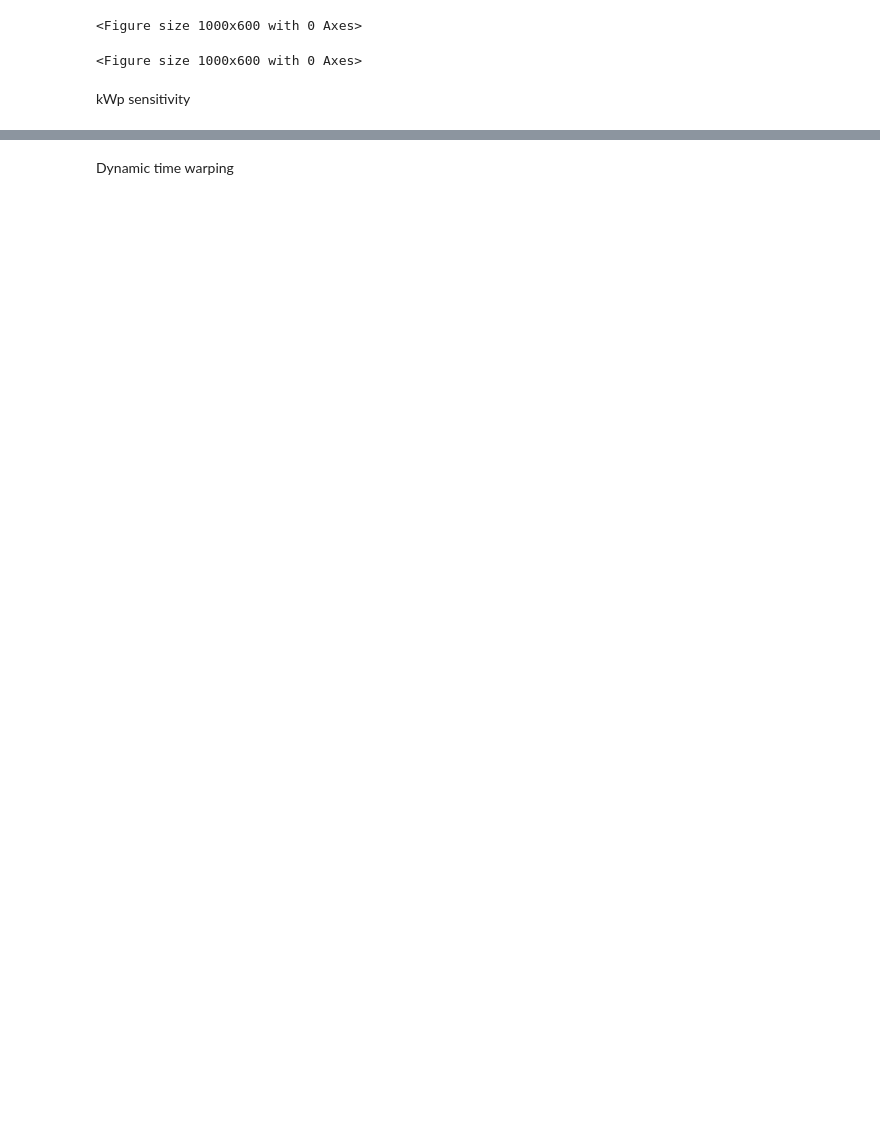
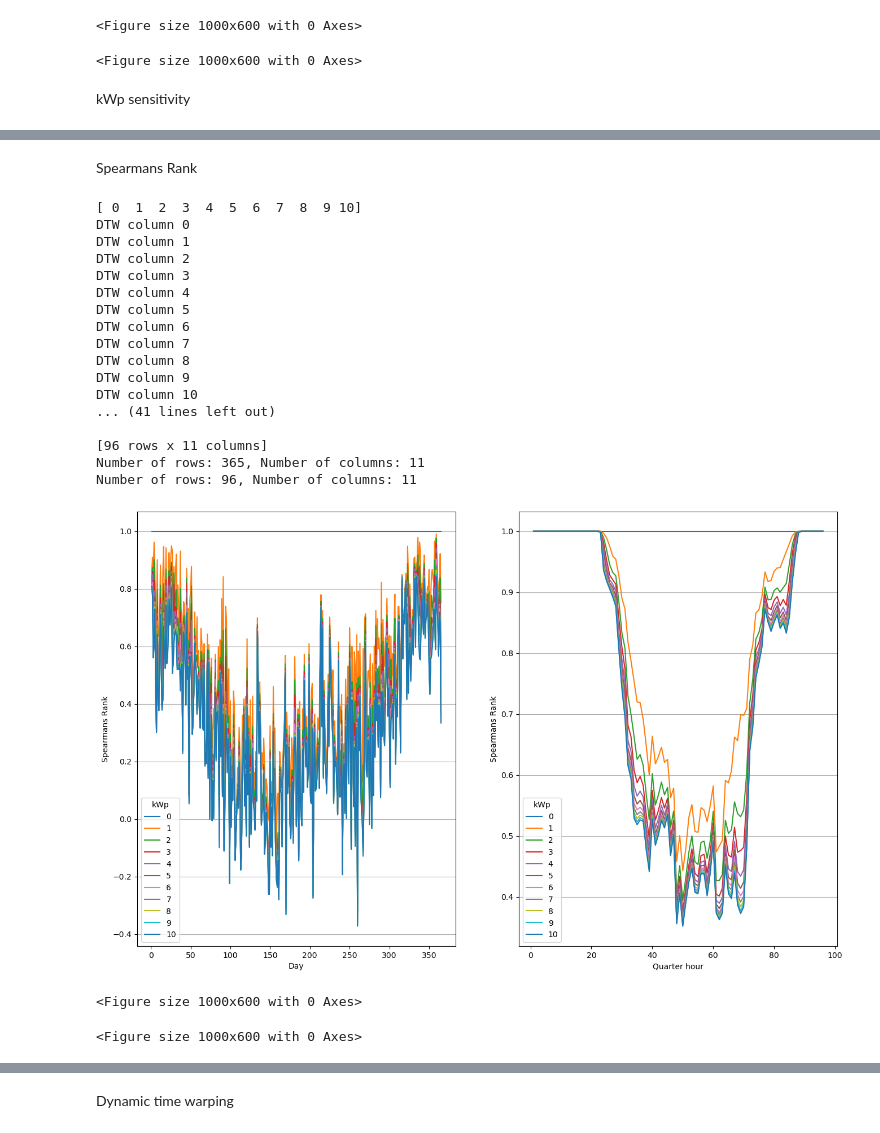
Before and after one commit to Aikofias/Thesis, a Jupyter notebook: Distance_metrics.ipynb, the cells around one changed output, grey strips where cells are left out. Saved outputs shown, nothing was run; the diff lists cells and outputs as text; code cells hidden in the pictures; blank space fills up the shorter version.

```diff
--- a/Distance_metrics.ipynb
+++ b/Distance_metrics.ipynb
@@ -90,0 +176,70 @@ plt.show()
+# %% [markdown]
+Spearmans Rank
+# %%
+from scipy import stats
+results_year = pd.DataFrame()
+results_day = pd.DataFrame()
+kwp_values = np.arange(0, 11, 1)  # From 0 to 10 kWp, incrementing by 1
+
+for kwp in kwp_values:
+    net_consumption = baseload - (kwp * solargen)
+
+    # Calculate column-wise Spearman correlation
+    column_correlations = {col: stats.spearmanr(baseload[col], net_consumption[col])[0] for col in baseload.columns}
+    column_correlations = pd.Series(column_correlations)
+
+    # Calculate row-wise Spearman correlation
+    baseload_T = baseload.T  # Transpose to access rows
+    net_consumption_T = net_consumption.T
+
+    row_correlations = {}
+    for idx in baseload_T.columns:  # Iterate over rows
+        row_correlations[idx] = stats.spearmanr(baseload_T[idx], net_consumption_T[idx])[0]
+    row_correlations = pd.Series(row_correlations)
+
+    # Store results in DataFrames
+    results_year[len(results_year.columns)] = column_correlations
+    results_day[len(results_day.columns)] = row_correlations
+
+    # print("Iteration", kwp)
+
+
+fig, axs = plt.subplots(1, 2, figsize=(16, 10))
+plt.figure(figsize=(10, 6))
+for kwp in results_year.columns:
+    axs[0].plot(results_year.index, results_year[kwp], label=kwp)
+axs[0].set_xlabel('Day')
+axs[0].set_ylabel('Spearmans Rank')
+axs[0].legend(title='kWp')
+axs[0].grid(axis='y')
+
+plt.figure(figsize=(10, 6))
+for kwp in results_day.columns:
+    axs[1].plot(results_day.index, results_day[kwp], label=kwp)
+axs[1].set_xlabel('Quarter hour')
+axs[1].set_ylabel('Spearmans Rank')
+axs[1].legend(title='kWp')
+axs[1].grid(axis='y')
+
+plt.show()
+# %% [output]
+[ 0  1  2  3  4  5  6  7  8  9 10]
+DTW column 0
+DTW column 1
+DTW column 2
+DTW column 3
+DTW column 4
+DTW column 5
+DTW column 6
+DTW column 7
+DTW column 8
+DTW column 9
+DTW column 10
+... (41 lines left out)
+
+[96 rows x 11 columns]
+Number of rows: 365, Number of columns: 11
+Number of rows: 96, Number of columns: 11
+[figure, added]
+<Figure size 1000x600 with 0 Axes>
+<Figure size 1000x600 with 0 Axes>
```
Also changed, not shown: parts of 7 cells of this notebook, 5 other files.
